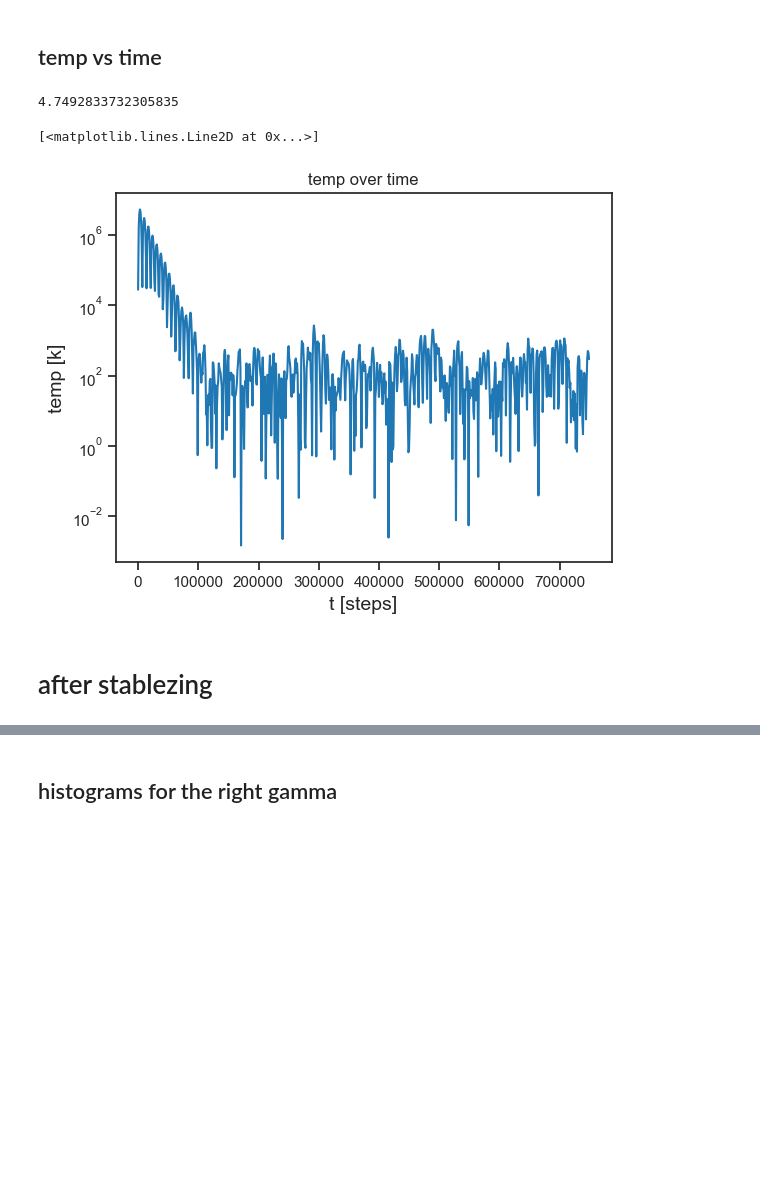
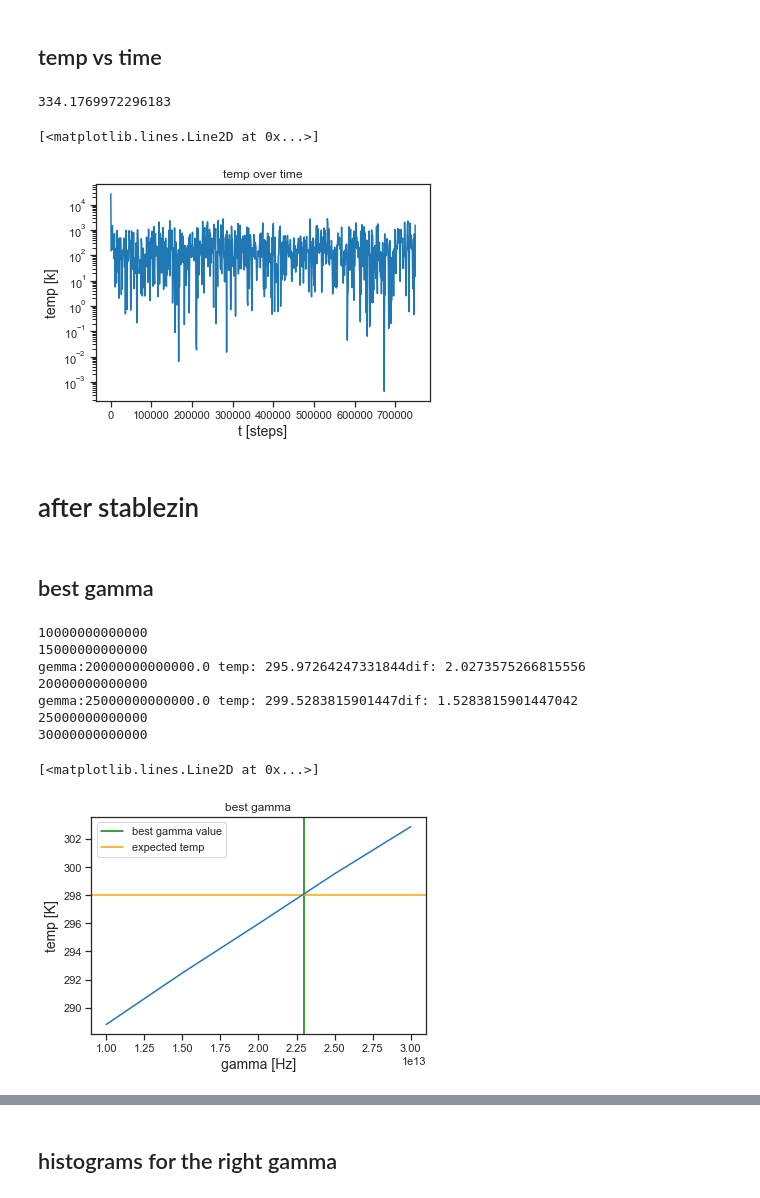
Before and after one commit to SagiMeir/Simulations4Beginners, a Jupyter notebook: getting_started.ipynb, the cells around one changed output, grey strips where cells are left out. Cells and saved outputs as stored; diff of their text form; code cells hidden in the pictures; blank space fills up the shorter version.

```diff
--- a/getting_started.ipynb
+++ b/getting_started.ipynb
@@ -285,8 +290,8 @@ sns.set_theme(style="ticks",rc={'axes.labelsize':14},palette='tab10')
 
 df = pd.read_csv("simForTemp_NVT.log", sep='\s+')
 
-# print(df['temp'].mean())
-print(math.log(df['temp'].mean(), 10))
+print(df['temp'].mean())
+# print(math.log(df['temp'].mean(), 10))
 
 plt.yscale('log')
 
@@ -295,8 +300,53 @@ plt.xlabel('t [steps]')
 plt.ylabel("temp [k]")
 plt.plot(df['step'], df['temp'])
 # %% [output]
-4.7492833732305835
+334.1769972296183
 [<matplotlib.lines.Line2D at 0x...>]
-[figure, old version]
+[figure, new version]
 # %% [markdown]
-# after stablezing
+# after stablezin
+# %% [markdown]
+## best gamma
+# %%
+import numpy as np
+import pandas as pd
+import matplotlib.pyplot as plt
+# and for nice looking plots:
+import seaborn as sns
+sns.set_theme(style="ticks",rc={'axes.labelsize':14},palette='tab10')
+
+domin = np.linspace(1E13, 3E13, 5)
+
+mean_temp_lst = []
+for i, gamma in enumerate(domin):
+    # plt.axvline(gamma, color='lightblue')
+    df = pd.read_csv("simForGamma" + str(i) + ".log", sep='\s+')
+    temp = df['temp'].mean()
+    if(295 < temp and temp < 301):
+        print("gemma:" + str(gamma) +" temp: " + str(temp) + "dif: " + str(abs(temp-298)))
+        # plt.axhline(temp, color='orange')
+        # plt.axvline(gamma, color='black')
+    mean_temp_lst.append(temp)
+    print(int(gamma))
+
+plt.title("best gamma")
+plt.xlabel('gamma [Hz]')
+plt.ylabel("temp [K]")
+# plt.xscale('log')
+
+plt.axvline(2.3E13, color='green', label="best gamma value")
+plt.axhline(298, color='orange', label="expected temp")
+# plt.axvline(7.596E13, color='red')
+
+plt.legend()
+plt.plot(domin, mean_temp_lst)
+# %% [output]
+10000000000000
+15000000000000
+gemma:20000000000000.0 temp: 295.97264247331844dif: 2.0273575266815556
+20000000000000
+gemma:25000000000000.0 temp: 299.5283815901447dif: 1.5283815901447042
+25000000000000
+30000000000000
+[<matplotlib.lines.Line2D at 0x...>]
+[figure, added]
```
Also changed, not shown: parts of 8 cells of this notebook, 2 other files.
